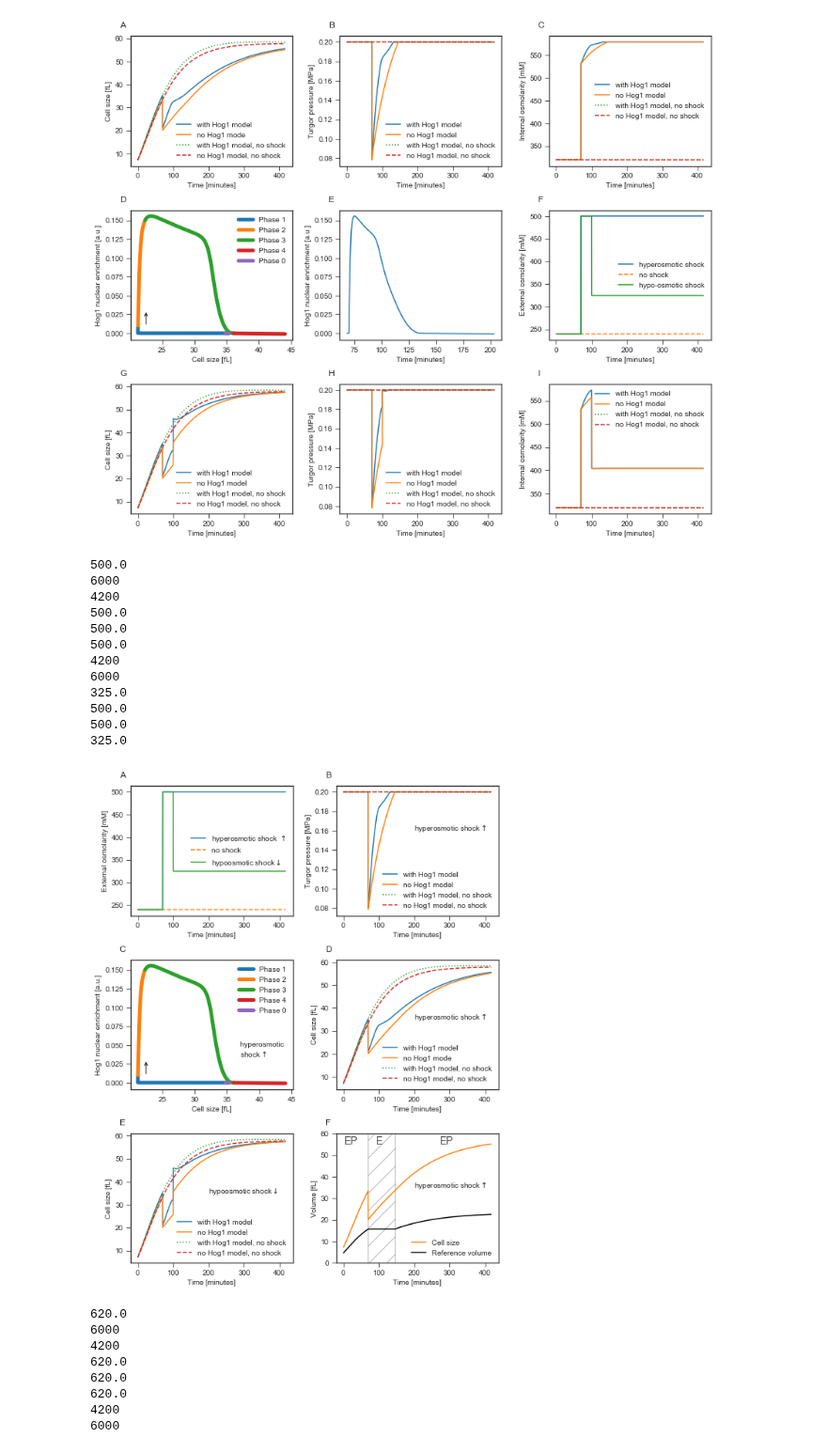
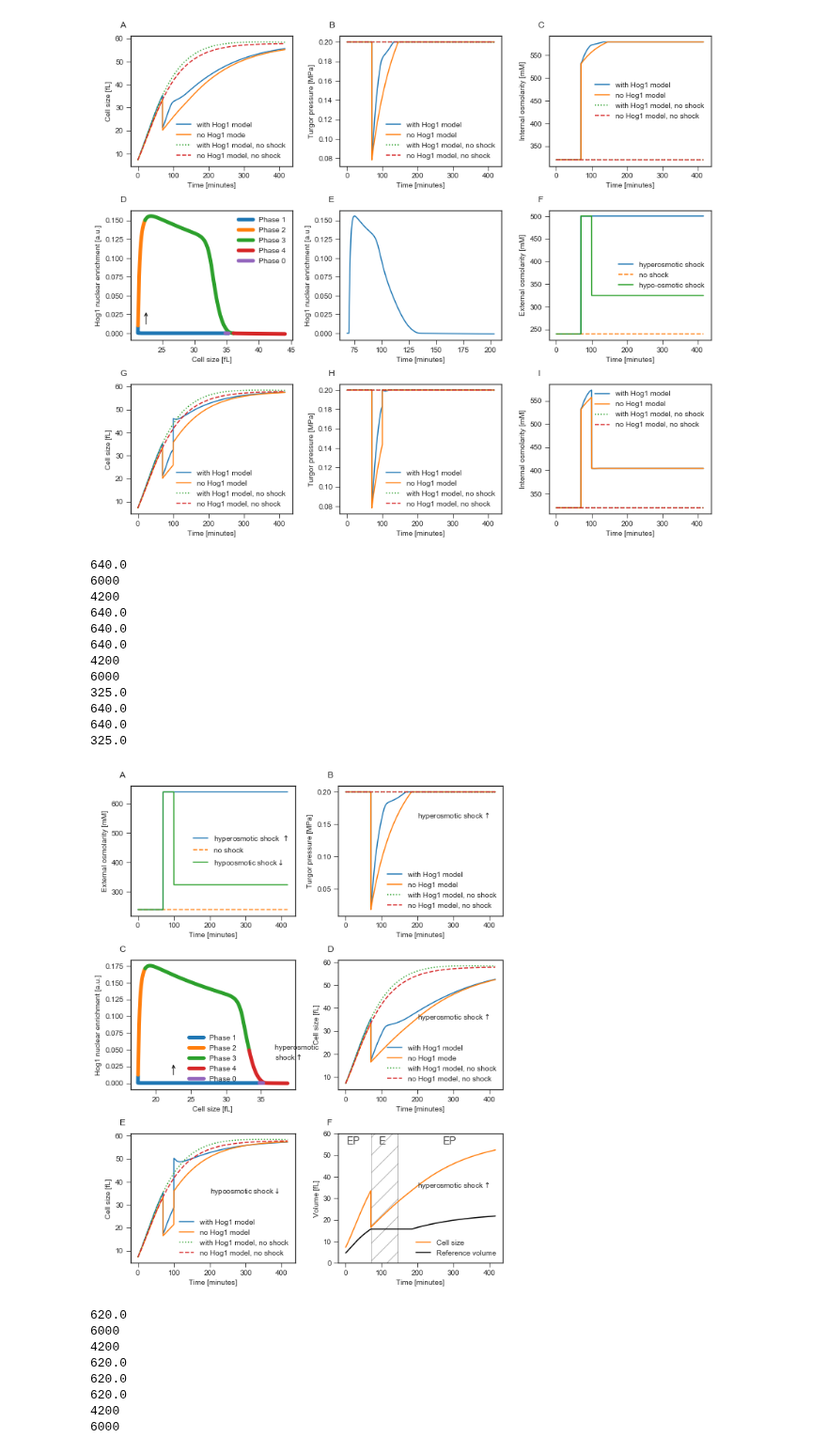
Before and after one commit to tbphu/volume_model, a Jupyter notebook: simulate_and_plot_hog_figures.ipynb, the cells around one changed output. Shown at 94% size. Cells and saved outputs as stored; diff of their text form; code cells hidden in the pictures.

Commit message:
Figure 1 rearranged

```diff
--- a/simulate_and_plot_hog_figures.ipynb
+++ b/simulate_and_plot_hog_figures.ipynb
@@ -325,6 +327,7 @@ shock_event_time = 70*60 #volume_model['shock_event_time']
 hyposhock_event_time = (70+30)*60 #volume_model['hyposhock_event_time']
 
 shock_add = 260 # raise external osmolarity by +260mM to 500mM overall.
+shock_add = 400 # raise external osmolarity by +260mM to 500mM overall.
 shock = no_shock + shock_add
 hyposhock = no_hyposhock + shock_add
 
@@ -560,42 +563,42 @@ plt.annotate(r'hypoosmotic shock$\downarrow$', xy=(200., 35), xycoords="data",xy
 plt.ylabel('Cell size [fL]')
 plt.xlabel('Time [minutes]')
 #plt.xlim(90,200)
 plt.legend()
 
 #plt.subplot(gs[2,2])
 #plt.gca().add_artist(figure_numbering('H'))
 #plt.plot(volume_and_hog_sim['time']/60,volume_and_hog_sim['vol_pi_t']/1e6,label = 'with Hog1 model')
 #plt.plot(volume_sim['time']/60,volume_sim['pi_t']/1e6,label = 'no Hog1 model')
 #plt.plot(volume_and_hog_sim_no_shock['time']/60,volume_and_hog_sim_no_shock['vol_pi_t']/1e6,':',label = 'with Hog1 model, no shock')
 #plt.plot(volume_sim_no_shock['time']/60,volume_sim_no_shock['pi_t']/1e6,'--',label = 'no Hog1 model, no shock')
 #plt.ylabel('Turgor pressure [MPa]')
 #plt.xlabel('Time [minutes]')
 #plt.legend()
 
 plt.subplot(gs[0,0])
 #plt.gca().add_artist(figure_numbering('A'))
 plt.plot(volume_sim['time']/60,volume_sim['[c_e]'],label = 'hypoosmotic shock$\downarrow$')
 #plt.annotate(r'hyperosmotic shock$\uparrow$', xy=(300., 500.), xycoords="data",xytext=(200., 500.-50),arrowprops=dict(arrowstyle="->"))
 plt.ylabel('External osmolarity [mM]')
 plt.legend()
 
 plt.tight_layout()
-plt.savefig('figures/volume_and_hog_shocks.png',dpi=300)
-plt.savefig('figures/volume_and_hog_shocks.eps')
+#plt.savefig('figures/volume_and_hog_shocks.png',dpi=300)
+#plt.savefig('figures/volume_and_hog_shocks.eps')
 # %% [output]
-500.0
+640.0
 6000
 4200
-500.0
-500.0
-500.0
+640.0
+640.0
+640.0
 4200
 6000
 325.0
-500.0
-500.0
+640.0
+640.0
 325.0
-[figure, old version]
+[figure, new version]
 # %%
 volume_and_hog_model = te.loadAntimonyModel("volume_and_hog.txt")
 volume_model = te.loadAntimonyModel("volume_reference_radius.txt")
```
Also changed, not shown: parts of 1 cell of this notebook, 3 other files.
